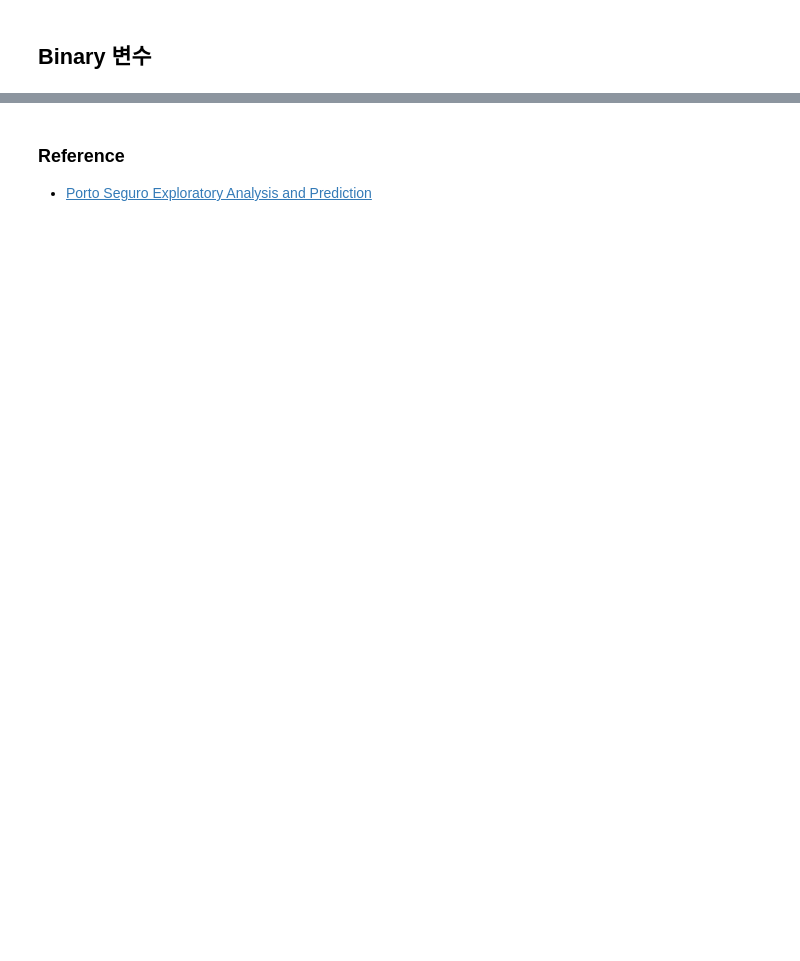
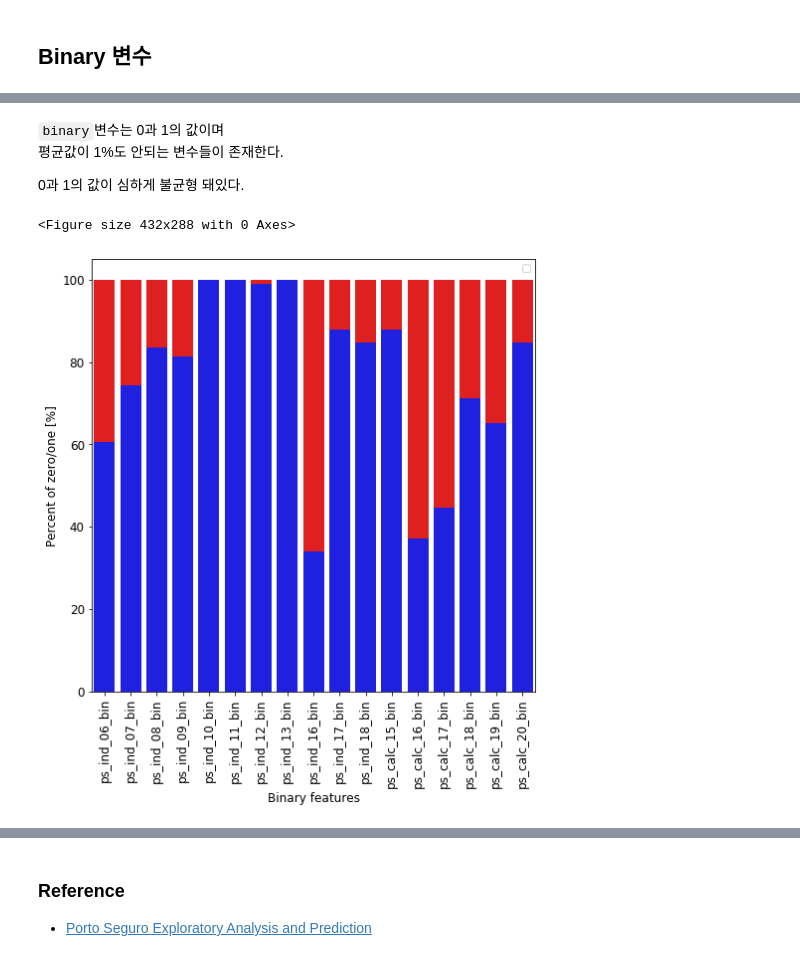
Before and after one commit to hodurie/Kaggle_Challenge, a Jupyter notebook: Porto Seguro/EDA.ipynb, the cells around one changed output, grey strips where cells are left out. Cells and saved outputs as stored; diff of their text form; code cells hidden in the pictures; blank space fills up the shorter version.

```diff
--- a/Porto Seguro/EDA.ipynb
+++ b/Porto Seguro/EDA.ipynb
@@ -612,0 +661,2 @@ var = meta_train([meta_train.keep) & (meta_train.level == 'binary')].index
+# %%
+var = meta_test[(meta_test.keep) & (meta_test.level == 'binary')].index
@@ -612,0 +675,34 @@ var = meta_train([meta_train.keep) & (meta_train.level == 'binary')].index
+# %% [markdown]
+`binary`변수는 0과 1의 값이며
+평균값이 1%도 안되는 변수들이 존재한다.
+
+0과 1의 값이 심하게 불균형 돼있다.
+# %%
+def percent_plot(var, df):
+  var = [v for v in var if not(v == 'target')]
+  zero_list = []
+  one_list = []
+  for v in var:
+    zero = ((df[v] == 0).sum() / df.shape[0]) * 100
+    one = ((df[v] == 1).sum() / df.shape[0]) * 100
+    zero_list.append(zero)
+    one_list.append(one)
+
+  plt.figure()
+  fig, ax = plt.subplots(figsize = (8 ,8))
+
+  p1 = sns.barplot(ax = ax, x = bin_col, y = zero_list, color = "blue")
+  p2 = sns.barplot(ax = ax, x = bin_col, y = one_list, bottom= zero_list, color = "red")
+  plt.ylabel('Percent of zero/one [%]', fontsize = 12)
+  plt.xlabel('Binary features', fontsize = 12)
+  locs, labels = plt.xticks()
+  plt.setp(labels, rotation = 90)
+  plt.tick_params(axis = 'both', which = 'major', labelsize = 12)
+  plt.legend((p1, p2), ('Zero', 'One'))
+# %%
+var = meta_train[(meta_train.keep) & (meta_train.level == 'binary')].index
+# %%
+percent_plot(var, train_copy)
+# %% [output]
+<Figure size 432x288 with 0 Axes>
+[figure, added]
```
Also changed, not shown: parts of 32 cells of this notebook.
